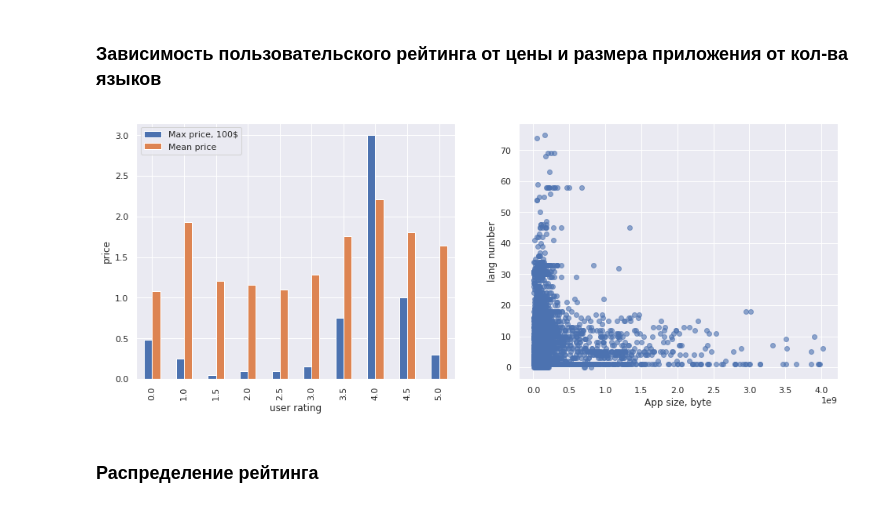
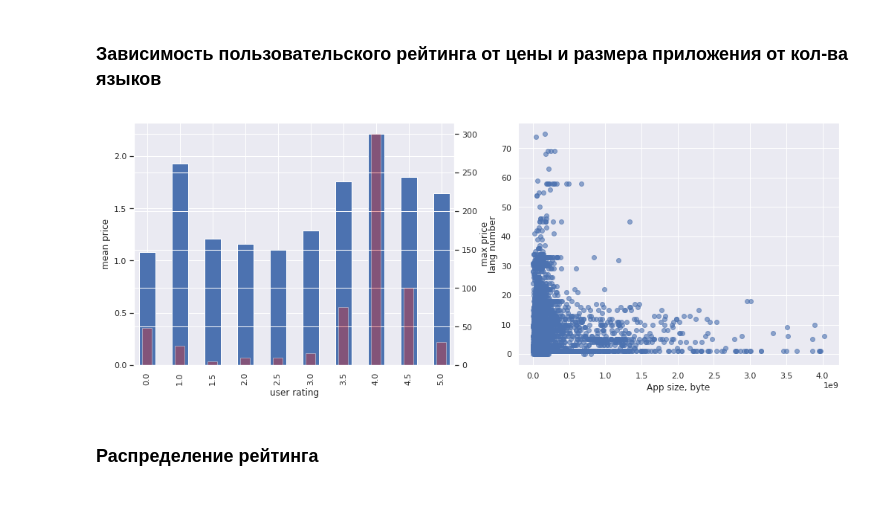
Before and after one commit to GHopperMSK/lmsu-homework, a Jupyter notebook: eda-app-store/eda-app-store.ipynb, the cells around one changed output. Saved outputs shown, nothing was run; the diff lists cells and outputs as text; code cells hidden in the pictures.

Commit message:
index analyze and double axes on a graph

```diff
--- a/eda-app-store/eda-app-store.ipynb
+++ b/eda-app-store/eda-app-store.ipynb
@@ -244,23 +253,27 @@ plt.show()
 # %%
 appStoreData.groupby(['user_rating'])['price'].sum()
 
 
-fig, axs = plt.subplots(figsize=(16, 6), ncols=2)
+fig, axs = plt.subplots(figsize=(17, 6), ncols=2)
 
-pd.DataFrame({
-    "Max price, 100$":appStoreData.groupby(['user_rating'])['price'].max() / 100,
-    "Mean price":appStoreData.groupby(['user_rating'])['price'].mean()
-}).plot(kind='bar', ax=axs[0])
+appStoreData.groupby(['user_rating'])['price'].mean().plot(kind='bar', ax=axs[0])
 axs[0].set_xlabel("user rating")
-axs[0].set_ylabel("price")
+axs[0].set_ylabel("mean price")
+
+ax2 = axs[0].twinx()  # instantiate a second axes that shares the same x-axis
+
+color = 'tab:red'
+ax2.set_ylabel('max price')  # we already handled the x-label with ax1
+appStoreData.groupby(['user_rating'])['price'].max().plot(kind='bar', ax=ax2, color=color, alpha=0.4, width=0.3)
+ax2.tick_params(axis='y')
 
 axs[1].scatter(appStoreData['size_bytes'], appStoreData['lang.num'], alpha=0.6)
 axs[1].set_xlabel("App size, byte")
 axs[1].set_ylabel("lang number")
 
 plt.show()
 # %% [output]
-[figure, old version]
+[figure, new version]
 # %% [markdown]
 ### Распределение рейтинга
 # %%
```
Also changed, not shown: parts of 4 cells of this notebook.
